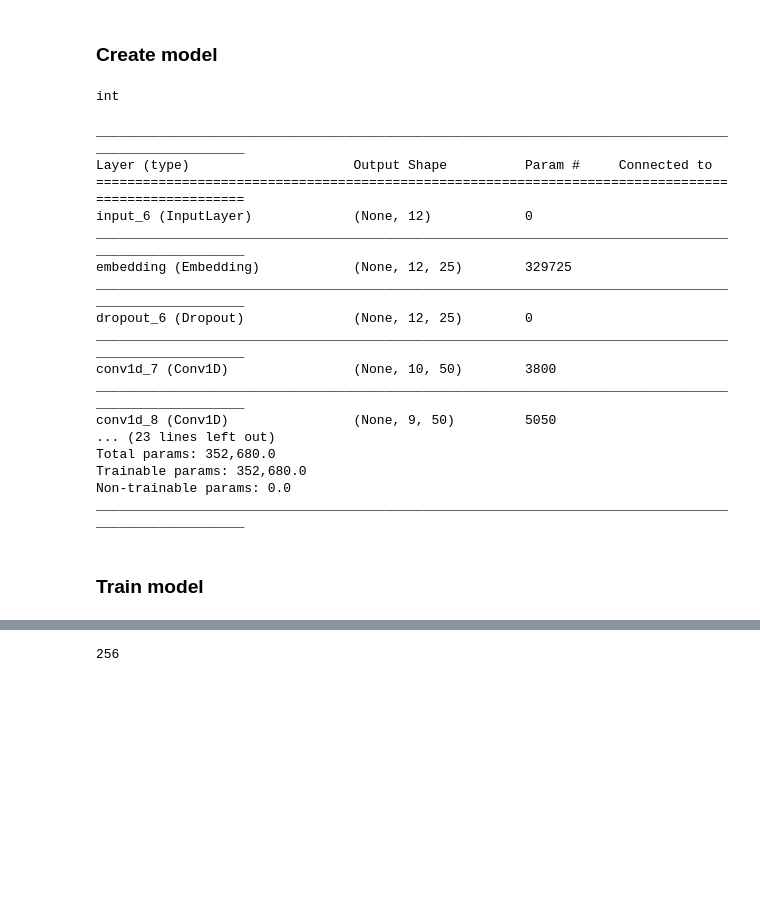
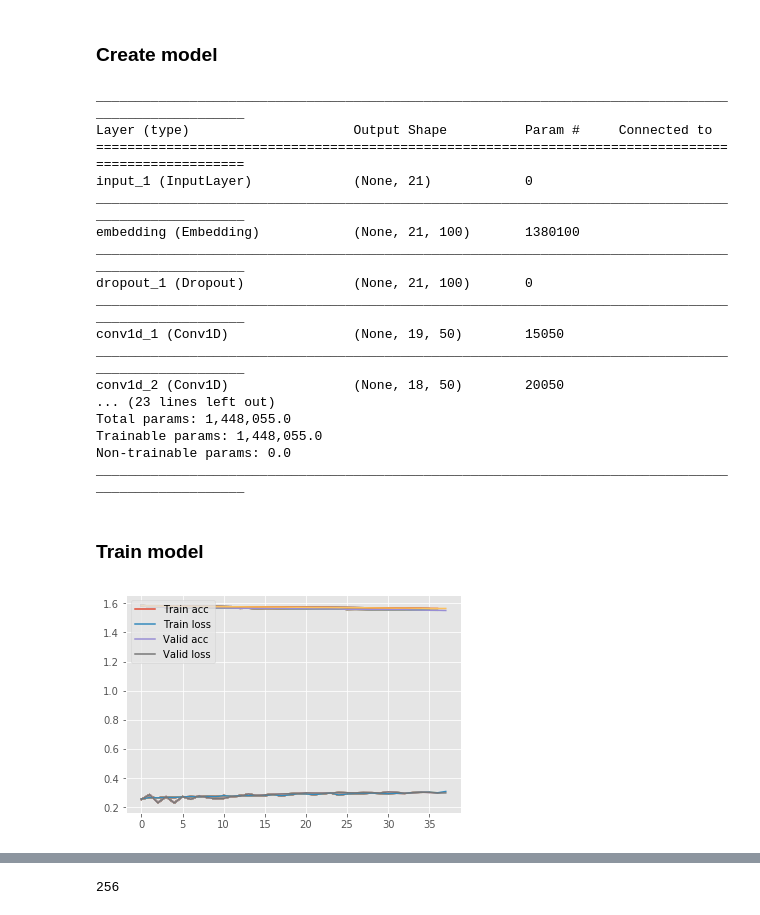
Before and after one commit to svjan5/CNN-for-text-classification, a Jupyter notebook: CNN/CNN_Main/CNN_SST.ipynb, the cells around one changed output, grey strips where cells are left out. Drawn from its saved outputs; the diff is of its cells as text; code cells hidden in the pictures; blank space fills up the shorter version.

```diff
--- a/CNN/CNN_Main/CNN_SST.ipynb
+++ b/CNN/CNN_Main/CNN_SST.ipynb
@@ -28,10 +28,10 @@ Using TensorFlow backend.
 df = pd.read_csv('../../Datasets/SST1_dataset/Processed_SST1.tsv', sep='\t')
 train_df = pd.read_csv('../../Datasets/Kaggle_dataset/train.tsv', sep='\t', header=0)
 
-# raw_docs_train      = df[df.split_ind == 1]['Phrases'].values
-# sentiment_train     = df[df.split_ind == 1]['Label'].values
-raw_docs_train      = train_df['Phrase'].values
-sentiment_train     = train_df['Sentiment'].values
+raw_docs_train      = df[df.split_ind == 1]['Phrases'].values
+sentiment_train     = df[df.split_ind == 1]['Label'].values
+# raw_docs_train      = train_df['Phrase'].values
+# sentiment_train     = train_df['Sentiment'].values
 raw_docs_test       = df[df.split_ind == 2]['Phrases'].values
 sentiment_test      = df[df.split_ind == 2]['Label'].values
 num_labels          = len(np.unique(sentiment_train))
@@ -98,8 +98,8 @@ print(x_train.shape, x_test.shape, y_train.shape, y_test.shape)
 # %% [markdown]
 ### Model Paremeters
 # %%
-model_type    = 'CNN-rand'  # CNN-rand|CNN-non-static|CNN-static
-embedding_dim = 25         # word2vec dim
+model_type    = 'CNN-non-static'  # CNN-rand|CNN-non-static|CNN-static
+embedding_dim = 100         # word2vec dim
 vocab_size    = dictionary_size
 max_sent_len  = seq_len
 N_CATEGORY    = 5
@@ -121,9 +123,5 @@ else:
 # %% [markdown]
 ### Create model
-# %%
-type()
-# %% [output]
-int
 # %%
 filter_sizes = [3,4,5]
 num_filters  = 50
@@ -175,18 +173,18 @@ model.summary()
 ____________________________________________________________________________________________________
 Layer (type)                     Output Shape          Param #     Connected to
 ====================================================================================================
-input_6 (InputLayer)             (None, 12)            0
+input_1 (InputLayer)             (None, 21)            0
 ____________________________________________________________________________________________________
-embedding (Embedding)            (None, 12, 25)        329725
+embedding (Embedding)            (None, 21, 100)       1380100
 ____________________________________________________________________________________________________
-dropout_6 (Dropout)              (None, 12, 25)        0
+dropout_1 (Dropout)              (None, 21, 100)       0
 ____________________________________________________________________________________________________
-conv1d_7 (Conv1D)                (None, 10, 50)        3800
+conv1d_1 (Conv1D)                (None, 19, 50)        15050
 ____________________________________________________________________________________________________
-conv1d_8 (Conv1D)                (None, 9, 50)         5050
+conv1d_2 (Conv1D)                (None, 18, 50)        20050
 ... (23 lines left out)
-Total params: 352,680.0
-Trainable params: 352,680.0
+Total params: 1,448,055.0
+Trainable params: 1,448,055.0
 Non-trainable params: 0.0
 ____________________________________________________________________________________________________
 # %% [markdown]
@@ -237,13 +235,14 @@ class Histories(keras.callbacks.Callback):
 # %%
 if model_type == "CNN-non-static":
     embedding_layer = model.get_layer("embedding")
     embedding_layer.set_weights(embedding_wts)
 
-model.compile(loss="categorical_crossentropy", optimizer=optimizers.Adam(), metrics=["accuracy"])
+model.compile(loss="categorical_crossentropy", optimizer=optimizers.SGD(), metrics=["accuracy"])
 
 histories = Histories()
 res = model.fit(x_train, y_train,
           batch_size = batch_size,
-          epochs=50,
+          epochs=200,
           validation_data=(x_test, y_test), verbose=2, callbacks=[histories])
 # %% [output]
+[figure, added]
```
Also changed, not shown: parts of 11 cells of this notebook, 1 other file.
